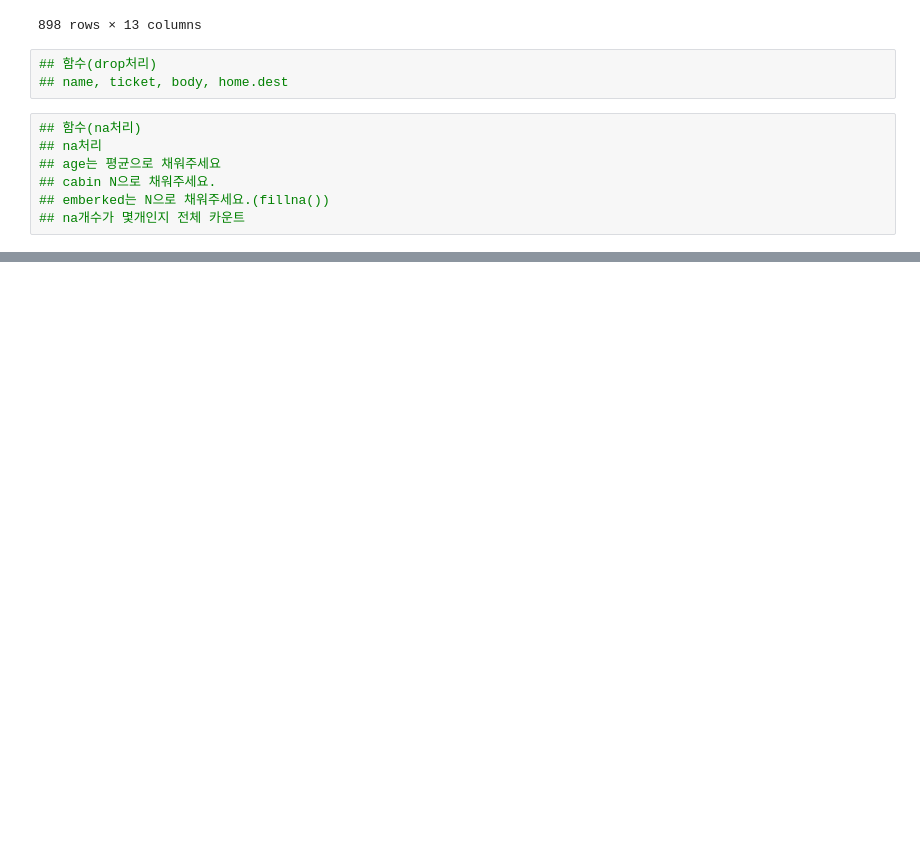
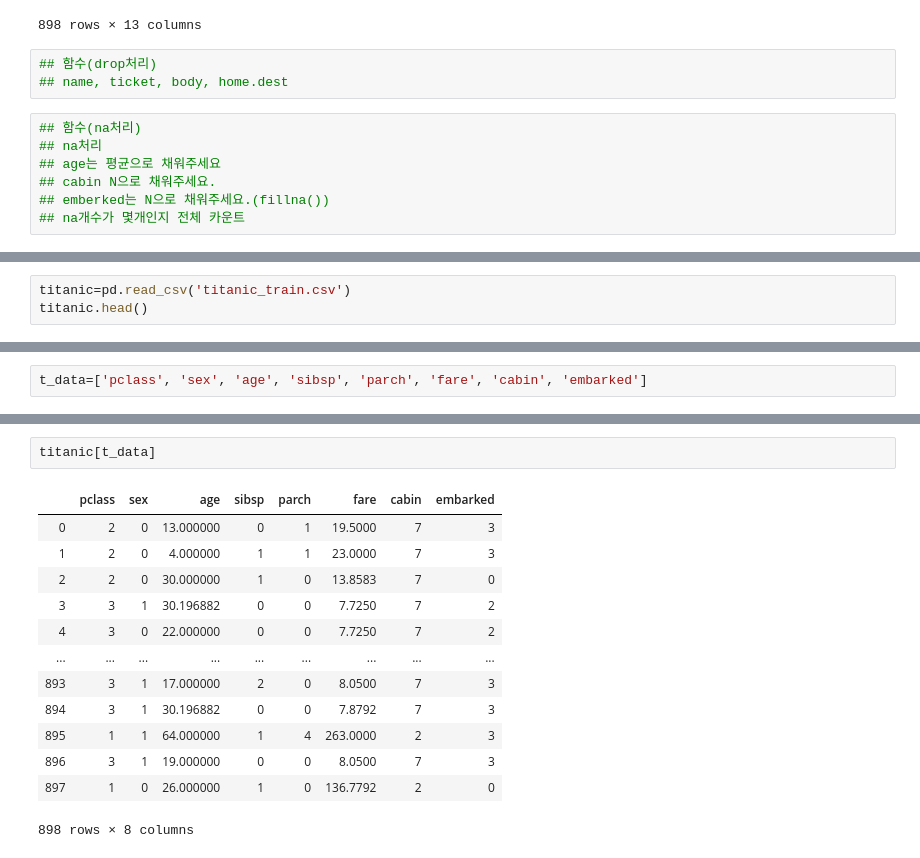
Before and after one commit to kwak-dong-su/data-crawling, a Jupyter notebook: data10/K-Fold.ipynb, the cells around one changed output, grey strips where cells are left out. Saved outputs shown, nothing was run; the diff lists cells and outputs as text; blank space fills up the shorter version.

Commit message:
data start

```diff
--- a/data10/K-Fold.ipynb
+++ b/data10/K-Fold.ipynb
@@ -74,0 +176,3 @@ titanic
+# %%
+titanic=pd.read_csv('titanic_train.csv')
+titanic.head()
@@ -74,0 +225,2 @@ titanic
+# %%
+t_data=['pclass', 'sex', 'age', 'sibsp', 'parch', 'fare', 'cabin', 'embarked']
@@ -74,0 +294,16 @@ titanic
+# %%
+titanic[t_data]
+# %% [output]
+|  | pclass | sex | age | sibsp | parch | fare | cabin | embarked |
+| 0 | 2 | 0 | 13.000000 | 0 | 1 | 19.5000 | 7 | 3 |
+| 1 | 2 | 0 | 4.000000 | 1 | 1 | 23.0000 | 7 | 3 |
+| 2 | 2 | 0 | 30.000000 | 1 | 0 | 13.8583 | 7 | 0 |
+| 3 | 3 | 1 | 30.196882 | 0 | 0 | 7.7250 | 7 | 2 |
+| 4 | 3 | 0 | 22.000000 | 0 | 0 | 7.7250 | 7 | 2 |
+| ... | ... | ... | ... | ... | ... | ... | ... | ... |
+| 893 | 3 | 1 | 17.000000 | 2 | 0 | 8.0500 | 7 | 3 |
+| 894 | 3 | 1 | 30.196882 | 0 | 0 | 7.8792 | 7 | 3 |
+| 895 | 1 | 1 | 64.000000 | 1 | 4 | 263.0000 | 2 | 3 |
+| 896 | 3 | 1 | 19.000000 | 0 | 0 | 8.0500 | 7 | 3 |
+| 897 | 1 | 0 | 26.000000 | 1 | 0 | 136.7792 | 2 | 0 |
+898 rows × 8 columns
```
Also changed, not shown: parts of 36 cells of this notebook, 2 other files.
